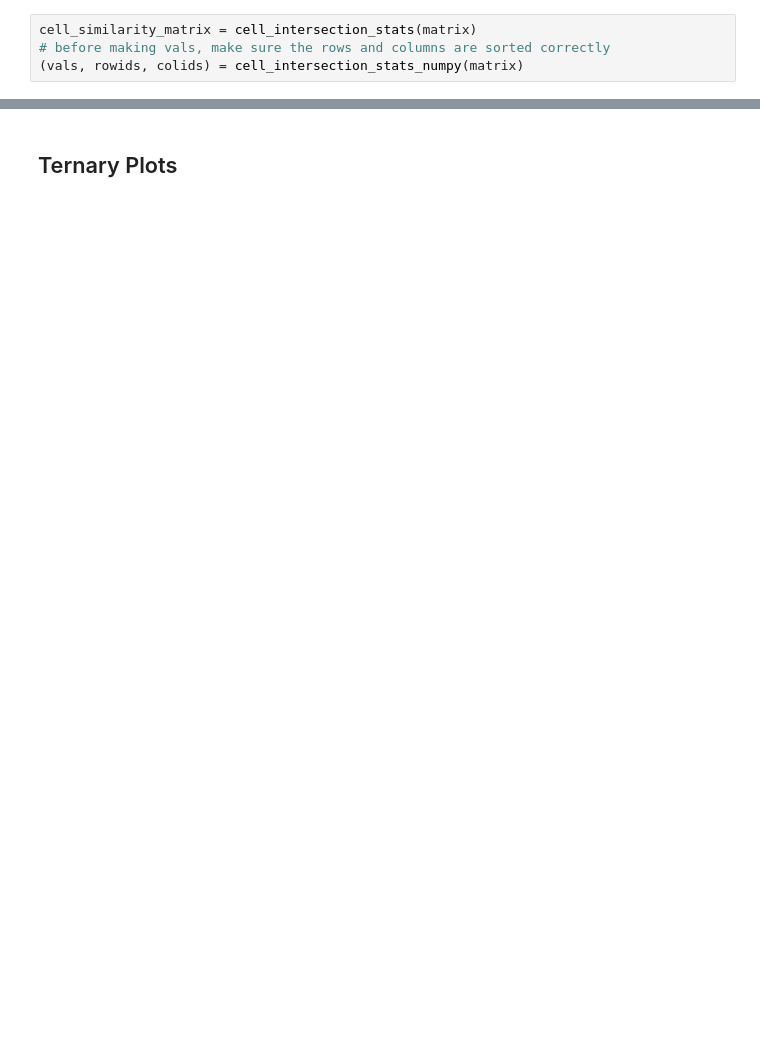
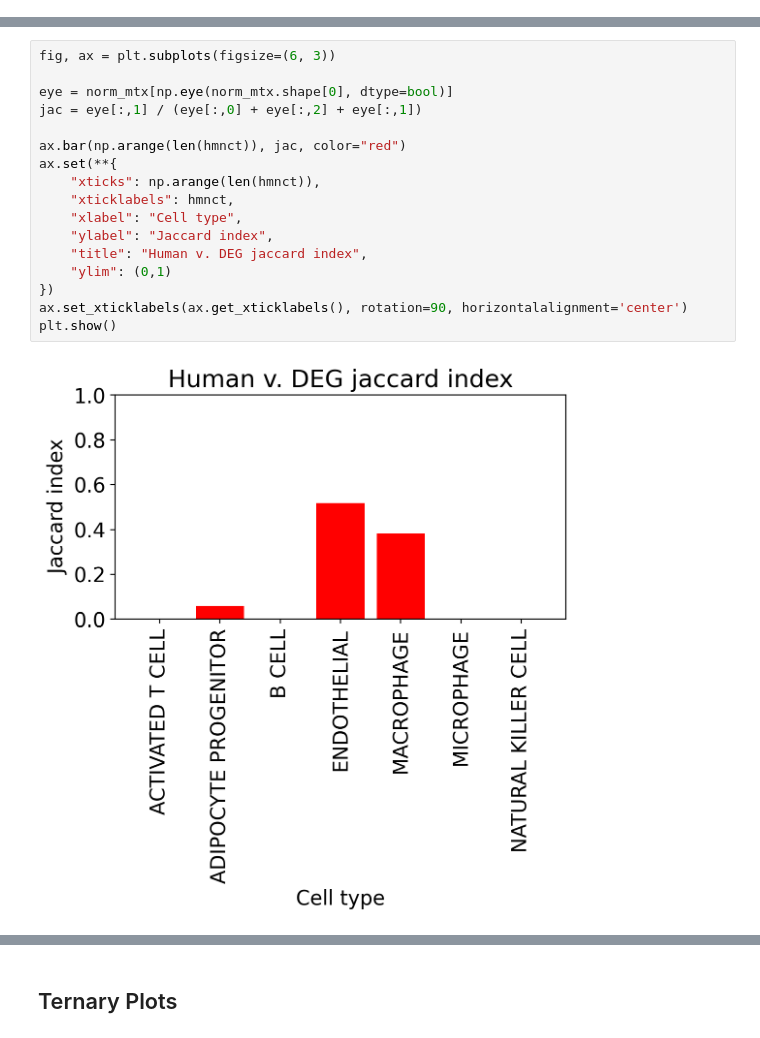
Before and after one commit to sbooeshaghi/llmarkers, a Jupyter notebook: analysis/deg_vs_human/compare_evidence.ipynb, the cells around one changed output, grey strips where cells are left out. Saved outputs shown, nothing was run; the diff lists cells and outputs as text; blank space fills up the shorter version.

```diff
--- a/analysis/deg_vs_human/compare_evidence.ipynb
+++ b/analysis/deg_vs_human/compare_evidence.ipynb
@@ -235,4 +0,0 @@ def cell_intersection_stats(matrix):
-# %%
-cell_similarity_matrix = cell_intersection_stats(matrix)
-# before making vals, make sure the rows and columns are sorted correctly
-(vals, rowids, colids) = cell_intersection_stats_numpy(matrix)
@@ -316,0 +225,19 @@ fig.show()
+# %%
+fig, ax = plt.subplots(figsize=(6, 3))
+
+eye = norm_mtx[np.eye(norm_mtx.shape[0], dtype=bool)]
+jac = eye[:,1] / (eye[:,0] + eye[:,2] + eye[:,1])
+
+ax.bar(np.arange(len(hmnct)), jac, color="red")
+ax.set(**{
+    "xticks": np.arange(len(hmnct)),
+    "xticklabels": hmnct,
+    "xlabel": "Cell type",
+    "ylabel": "Jaccard index",
+    "title": "Human v. DEG jaccard index",
+    "ylim": (0,1)
+})
+ax.set_xticklabels(ax.get_xticklabels(), rotation=90, horizontalalignment='center')
+plt.show()
+# %% [output]
+[figure, added]
```
Also changed, not shown: parts of 52 cells of this notebook, 8 other files.
